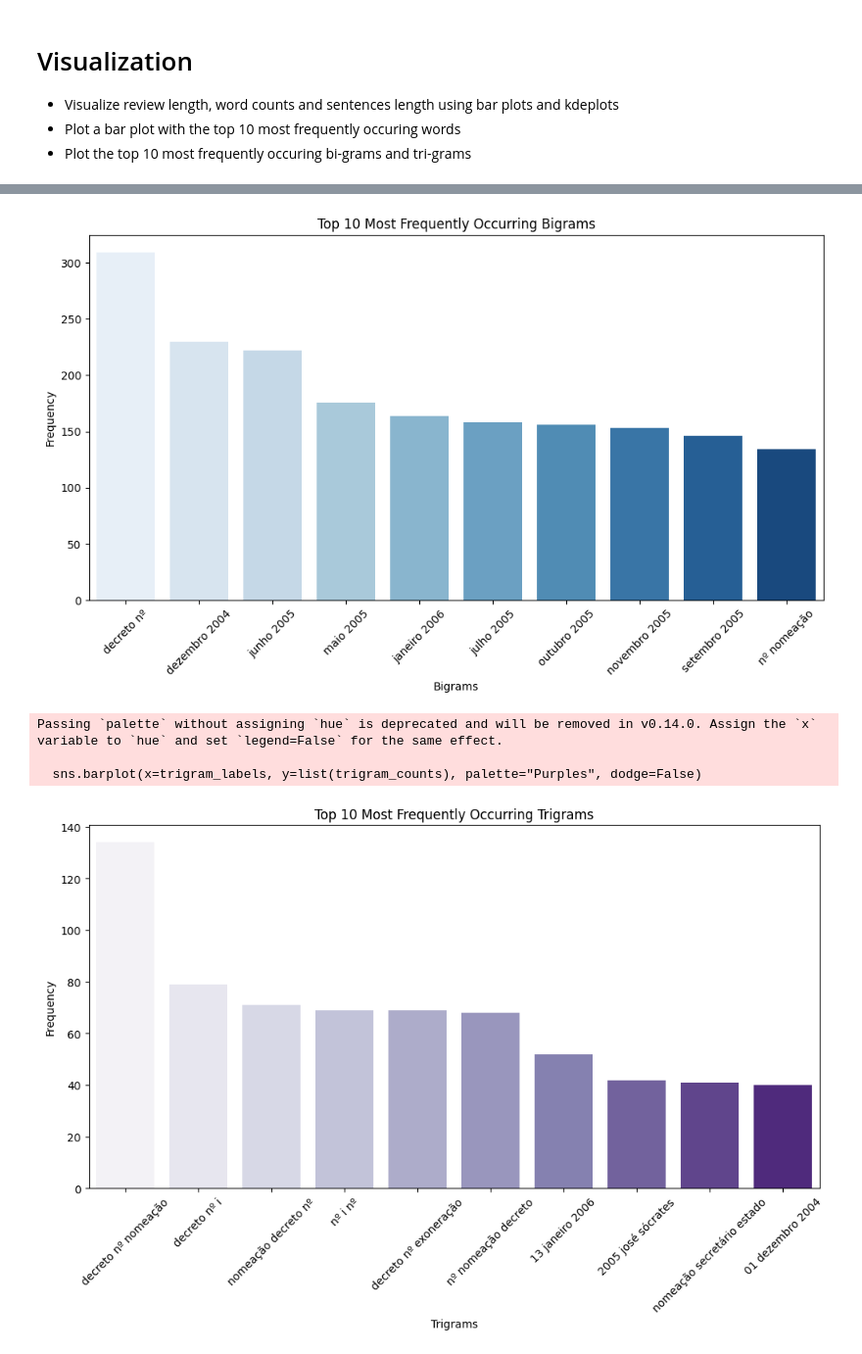
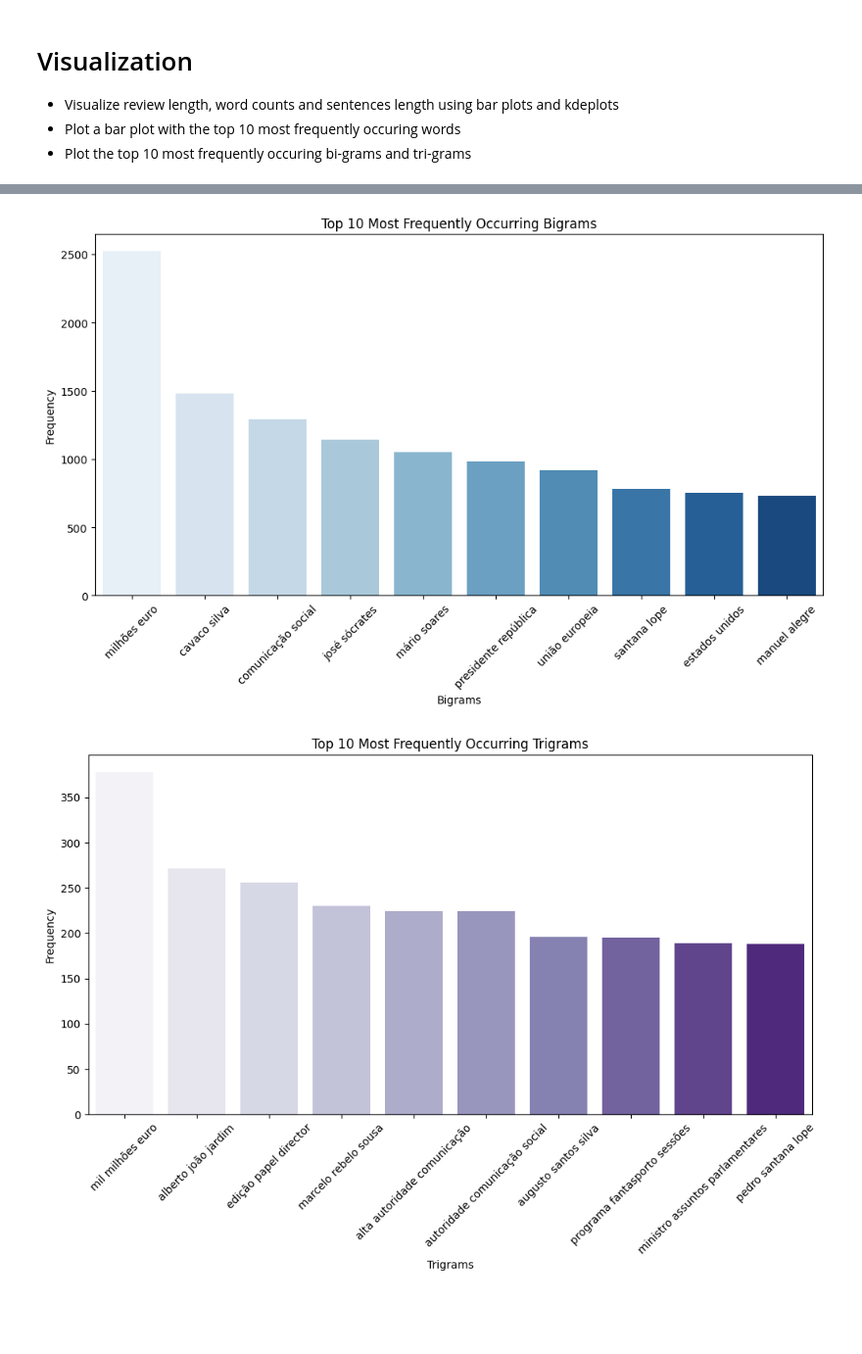
Before and after one commit to Duart3x/News-Classifier, a Jupyter notebook: EDA.ipynb, the cells around one changed output, grey strips where cells are left out. Shown at 98% size. Drawn from its saved outputs; the diff is of its cells as text; code cells hidden in the pictures; blank space fills up the shorter version.

```diff
--- a/EDA.ipynb
+++ b/EDA.ipynb
@@ -25,7 +39,7 @@ True
 - Break-down sentences into words for word-level analysis
 # %%
 # Load the dataset [term, url, text]
-df = pd.read_csv('results.csv', header=0)
+df = pd.read_csv('results-publico.csv', header=0)
 
 # Check for missing values; address any missing data if necessary
 has_missing = df.isnull().values.any()
@@ -34,14 +48,46 @@ if has_missing:
     df.dropna(inplace=True)
 else:
     print('No missing values found.')
+df['text'] = df['text'].str.strip().str.lower()
+df.drop_duplicates(subset='text', keep='first', inplace=True)
 
 lemmatizer = WordNetLemmatizer()
 stop_words = set(stopwords.words('portuguese'))
 
+stop_words.add('vai')
+stop_words.add('jornal')
+stop_words.add('jornalista')
+stop_words.add('jornalistas')
+stop_words.add('pt')
+stop_words.add('rsf')
+stop_words.add('aacs')
+stop_words.add('ainda')
+stop_words.add('ano')
+stop_words.add('hoje')
+stop_words.add('dia')
+stop_words.add('ter')
+stop_words.add('sobre')
+stop_words.add('doi')
+stop_words.add('ontem')
+stop_words.add('onde')
+stop_words.add('um')
+stop_words.add('dois')
+stop_words.add('três')
+stop_words.add('quatro')
+stop_words.add('cinco')
+stop_words.add('seis')
+stop_words.add('sete')
+stop_words.add('oito')
+stop_words.add('nove')
+stop_words.add('dez')
+stop_words.add('porque')
+stop_words.add('anos')
+print(stop_words)
+
 def tokenize(text):
     for word in word_tokenize(text):
         lword = word.lower()
-        if lword.isalnum() and lword not in stop_words:
+        if lword.isalpha() and (lword not in stop_words) and (len(lword) > 2):
             lemWord = lemmatizer.lemmatize(lword)
             yield lemWord
 
@@ -51,5 +97,6 @@ df['tokens'] = df['text'].apply(lambda x: [t for t in tokenize(x)])
 df['sentence_count'] = df['text'].apply(lambda x: len(sent_tokenize(x)))
 
 
+print(len(df))
 df.head()
 # %% [output]
@@ -149,36 +222,33 @@ from nltk.util import ngrams
 
 # Most Frequently Occurring Bigrams and Trigrams
 bigrams = [bg for tokens in df['tokens'] for bg in ngrams(tokens, 2)]
 trigrams = [tg for tokens in df['tokens'] for tg in ngrams(tokens, 3)]
 
 # Top 10 Bigrams
 bigram_freq = Counter(bigrams).most_common(10)
 bigram_words, bigram_counts = zip(*bigram_freq)
 bigram_labels = [' '.join(bigram) for bigram in bigram_words]
 
 plt.figure(figsize=(12, 6))
 sns.barplot(x=bigram_labels, y=list(bigram_counts), palette="Blues", hue=bigram_labels)
 plt.title('Top 10 Most Frequently Occurring Bigrams')
 plt.xlabel('Bigrams')
 plt.ylabel('Frequency')
 plt.xticks(rotation=45)
 plt.show()
 
 # Top 10 Trigrams
 trigram_freq = Counter(trigrams).most_common(10)
 trigram_words, trigram_counts = zip(*trigram_freq)
 trigram_labels = [' '.join(trigram) for trigram in trigram_words]
 
 plt.figure(figsize=(12, 6))
-sns.barplot(x=trigram_labels, y=list(trigram_counts), palette="Purples", dodge=False)
+sns.barplot(x=trigram_labels, y=list(trigram_counts), palette="Purples", dodge=False, hue=trigram_labels)
 plt.title('Top 10 Most Frequently Occurring Trigrams')
 plt.xlabel('Trigrams')
 plt.ylabel('Frequency')
 plt.xticks(rotation=45)
 plt.show()
 # %% [output]
-[figure, old version]
+[figure, new version]
-Passing `palette` without assigning `hue` is deprecated and will be removed in v0.14.0. Assign the `x` variable to `hue` and set `legend=False` for the same effect.
-
-  sns.barplot(x=trigram_labels, y=list(trigram_counts), palette="Purples", dodge=False)
-[figure, old version]
+[figure, new version]
```
Also changed, not shown: parts of 19 cells of this notebook, 2 other files.
